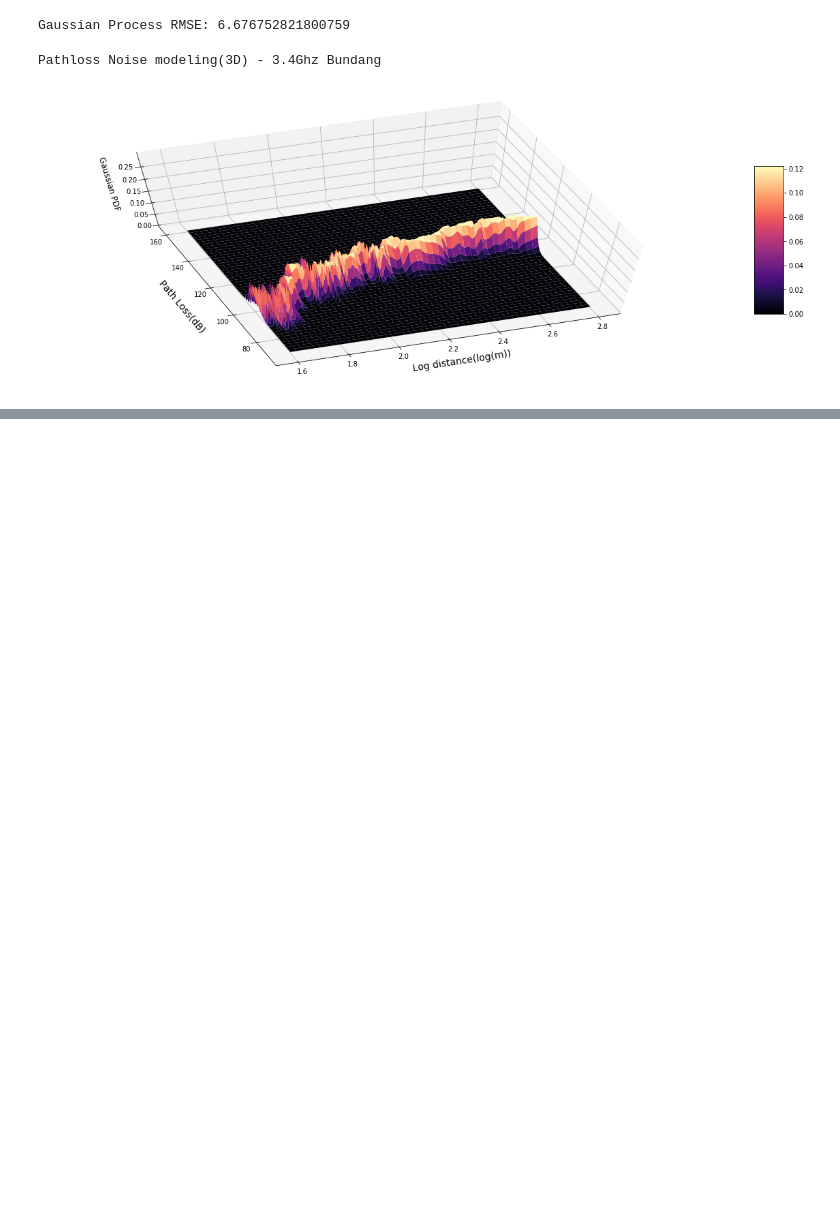
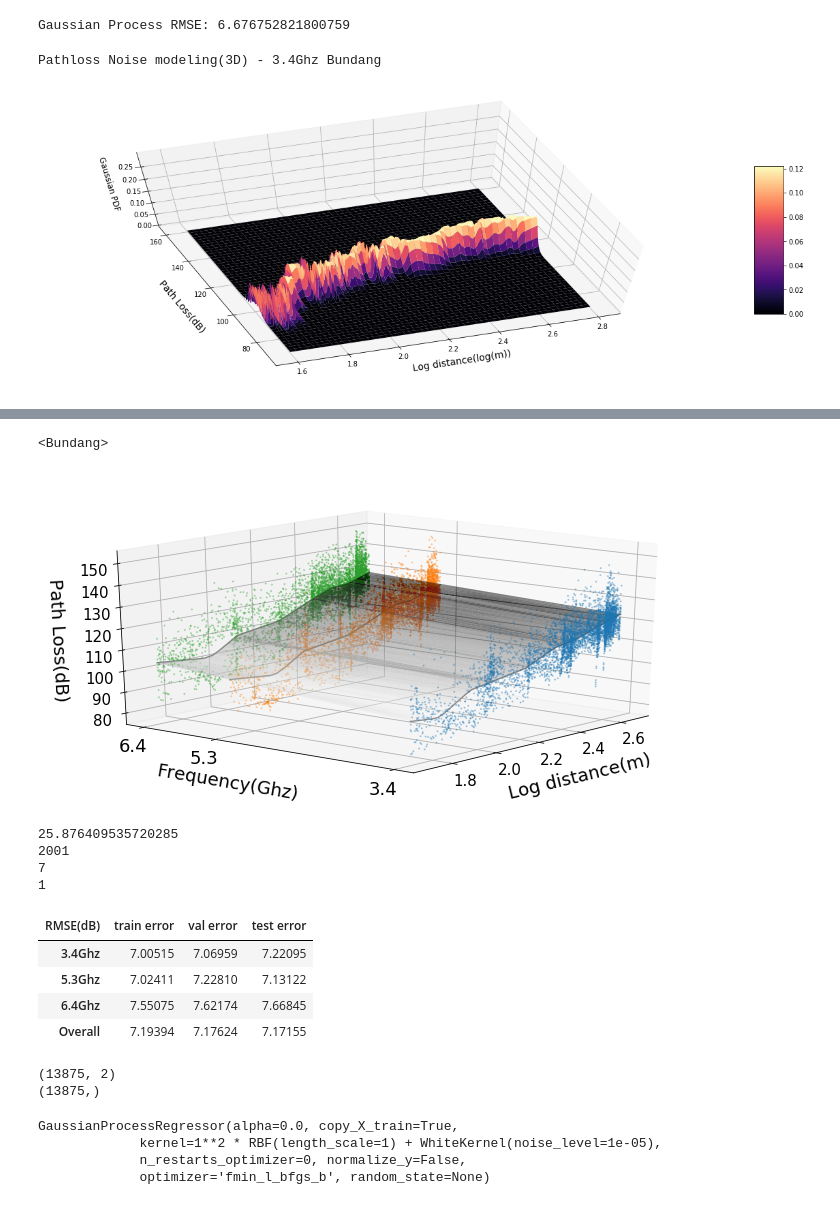
Before and after one commit to chanship72/pathloss, a Jupyter notebook: gaussian_process_noise_analysis.ipynb, the cells around one changed output, grey strips where cells are left out. Saved outputs shown, nothing was run; the diff lists cells and outputs as text; code cells hidden in the pictures; blank space fills up the shorter version.

Commit message:
add multidimensional GP learning

```diff
--- a/gaussian_process_noise_analysis.ipynb
+++ b/gaussian_process_noise_analysis.ipynb
@@ -187,0 +268,55 @@ Pathloss Noise modeling(3D) - 3.4Ghz Bundang
+# %%
+%autoreload
+dataX_bh = list()
+dataY_bh = list()
+dataX_bh.append(X_train_bh_34)
+dataY_bh.append(y_train_bh_34)
+dataX_bh.append(X_train_bh_53)
+dataY_bh.append(y_train_bh_53)
+dataX_bh.append(X_train_bh_64)
+dataY_bh.append(y_train_bh_64)
+
+dataX_ma = list()
+dataY_ma = list()
+dataX_ma.append(X_train_ma_34)
+dataY_ma.append(y_train_ma_34)
+dataX_ma.append(X_train_ma_53)
+dataY_ma.append(y_train_ma_53)
+dataX_ma.append(X_train_ma_64)
+dataY_ma.append(y_train_ma_64)
+# %%
+%autoreload
+ann_model = None
+ann_model = mlp_regression(X_train_bh, y_train_bh, (60, 60, 60, 60, 60,), 'relu', 'lbfgs')
+
+print("<Bundang>")
+mlp_train_multi_3dgraph_comb(ann_model, dataX_bh, dataY_bh, X_train_bh)
+
+print(ann_model.loss_)
+print(ann_model.n_iter_ )
+print(ann_model.n_layers_)
+print(ann_model.n_outputs_)
+stat = np.array([mlp_prediction_error(ann_model,X_train_bh_34, y_train_bh_34),mlp_prediction_error(ann_model,X_val_bh_34, y_val_bh_34),mlp_prediction_error(ann_model,X_test_bh_34, y_test_bh_34),
+                 mlp_prediction_error(ann_model,X_train_bh_53, y_train_bh_53),mlp_prediction_error(ann_model,X_val_bh_53, y_val_bh_53),mlp_prediction_error(ann_model,X_test_bh_53, y_test_bh_53),
+                 mlp_prediction_error(ann_model,X_train_bh_64, y_train_bh_64),mlp_prediction_error(ann_model,X_val_bh_64, y_val_bh_64),mlp_prediction_error(ann_model,X_test_bh_64, y_test_bh_64),
+                 mlp_prediction_error(ann_model,X_train_bh, y_train_bh), mlp_prediction_error(model,X_val_bh, y_val_bh), mlp_prediction_error(model,X_test_bh, y_test_bh)])
+
+(pd.DataFrame(stat.reshape((4,3)),index=pd.Index(['3.4Ghz','5.3Ghz','6.4Ghz', 'Overall']), columns=pd.Index(['train error','val error','test error'],name='RMSE(dB)')))
+# %% [output]
+<Bundang>
+[figure, added]
+25.876409535720285
+2001
+7
+1
+| RMSE(dB) | train error | val error | test error |
+| 3.4Ghz | 7.00515 | 7.06959 | 7.22095 |
+| 5.3Ghz | 7.02411 | 7.22810 | 7.13122 |
+| 6.4Ghz | 7.55075 | 7.62174 | 7.66845 |
+| Overall | 7.19394 | 7.17624 | 7.17155 |
+# %%
+print(X_train_bh.shape)
+print(y_train_bh.shape)
+# %% [output]
+(13875, 2)
+(13875,)
@@ -187,0 +332,11 @@ Pathloss Noise modeling(3D) - 3.4Ghz Bundang
+# %%
+X = X_train_bh
+y = y_train_bh
+
+# Fit to data using Maximum Likelihood Estimation of the parameters
+gp.fit(X, y)
+# %% [output]
+GaussianProcessRegressor(alpha=0.0, copy_X_train=True,
+             kernel=1**2 * RBF(length_scale=1) + WhiteKernel(noise_level=1e-05),
+             n_restarts_optimizer=0, normalize_y=False,
+             optimizer='fmin_l_bfgs_b', random_state=None)
```
Also changed, not shown: parts of 6 cells of this notebook.
